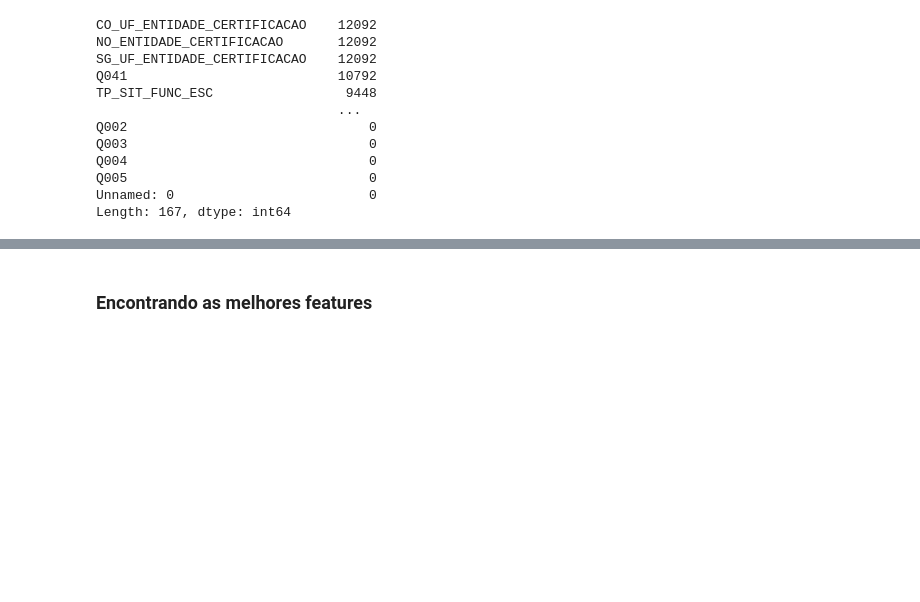
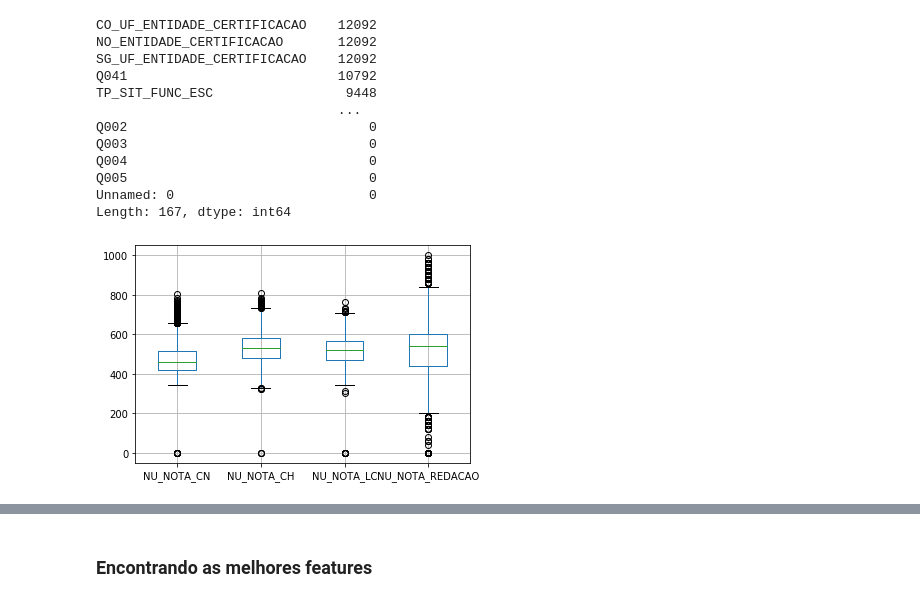
Before and after one commit to diasctiago/codenation, a Jupyter notebook: Semana 08 - Regressão/Desafio/main.ipynb, the cells around one changed output, grey strips where cells are left out. Cells and saved outputs as stored; diff of their text form; code cells hidden in the pictures; blank space fills up the shorter version.

```diff
--- a/Semana 08 - Regressão/Desafio/main.ipynb
+++ b/Semana 08 - Regressão/Desafio/main.ipynb
@@ -71,3 +81,8 @@ Q004                               0
 Q005                               0
 Unnamed: 0                         0
 Length: 167, dtype: int64
+# %%
+# Verificando possíveis outliers
+train[['NU_NOTA_CN', 'NU_NOTA_CH', 'NU_NOTA_LC', 'NU_NOTA_REDACAO']].boxplot();
+# %% [output]
+[figure, added]
```
Also changed, not shown: parts of 24 cells of this notebook, 2 other files.
